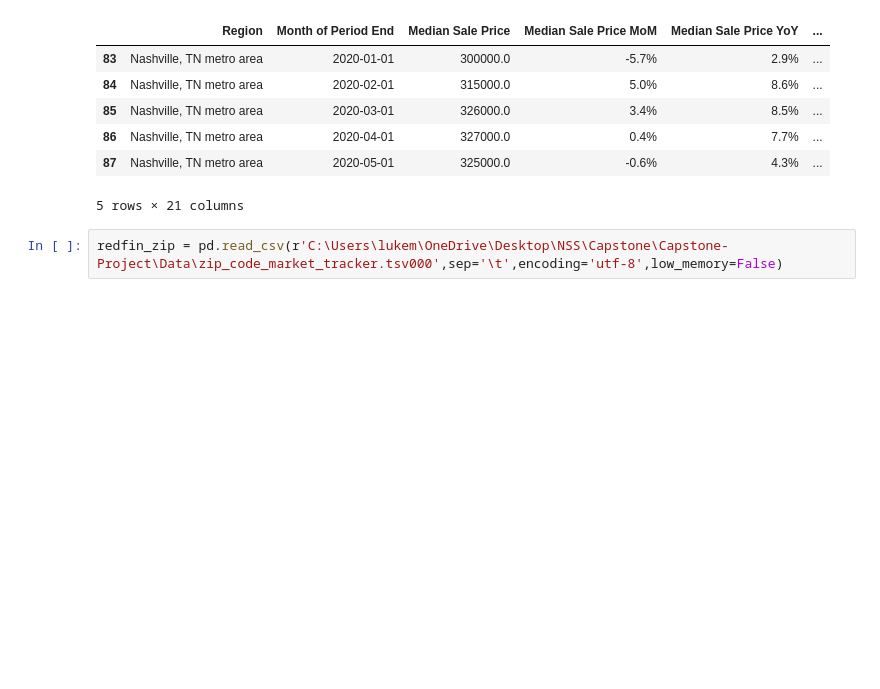
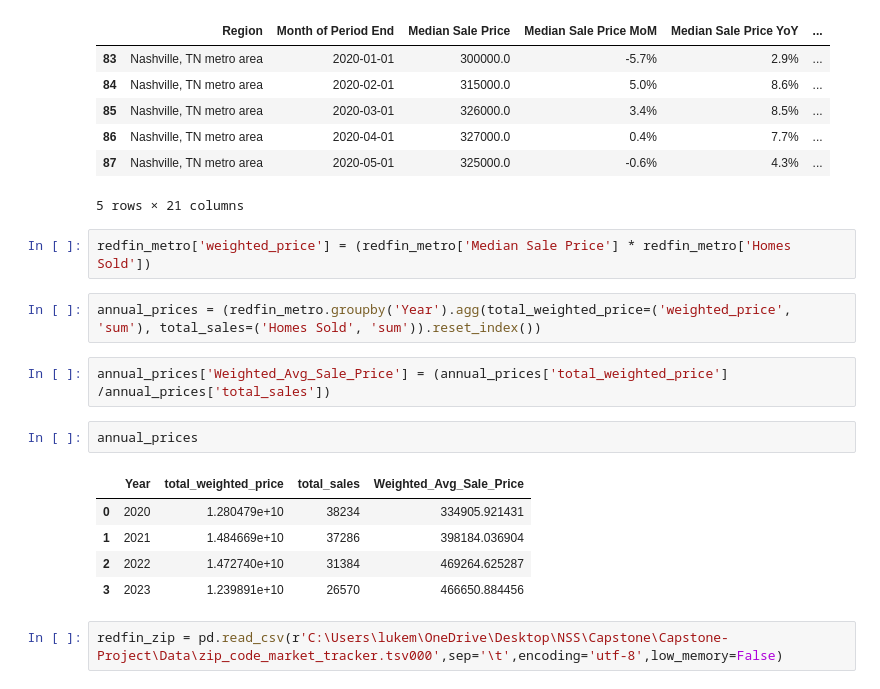
Before and after one commit to lukemgaff/Capstone-Project, a Jupyter notebook: luke_capstone.ipynb, the cells around one changed output. Drawn from its saved outputs; the diff is of its cells as text; blank space fills up the shorter version.

```diff
--- a/luke_capstone.ipynb
+++ b/luke_capstone.ipynb
@@ -29,6 +29,20 @@ redfin_metro.head()
 | 86 | Nashville, TN metro area | 2020-04-01 | 327000.0 | 0.4% | 7.7% | ... |
 | 87 | Nashville, TN metro area | 2020-05-01 | 325000.0 | -0.6% | 4.3% | ... |
 5 rows × 21 columns
+# %%
+redfin_metro['weighted_price'] = (redfin_metro['Median Sale Price'] * redfin_metro['Homes Sold'])
+# %%
+annual_prices = (redfin_metro.groupby('Year').agg(total_weighted_price=('weighted_price', 'sum'), total_sales=('Homes Sold', 'sum')).reset_index())
+# %%
+annual_prices['Weighted_Avg_Sale_Price'] = (annual_prices['total_weighted_price'] /annual_prices['total_sales'])
+# %%
+annual_prices
+# %% [output]
+|  | Year | total_weighted_price | total_sales | Weighted_Avg_Sale_Price |
+| 0 | 2020 | 1.280479e+10 | 38234 | 334905.921431 |
+| 1 | 2021 | 1.484669e+10 | 37286 | 398184.036904 |
+| 2 | 2022 | 1.472740e+10 | 31384 | 469264.625287 |
+| 3 | 2023 | 1.239891e+10 | 26570 | 466650.884456 |
 # %%
 redfin_zip = pd.read_csv(r'C:\Users\lukem\OneDrive\Desktop\NSS\Capstone\Capstone-Project\Data\zip_code_market_tracker.tsv000',sep='\t',encoding='utf-8',low_memory=False)
 # %%
```
Also changed, not shown: parts of 65 cells of this notebook, 5 other files.
